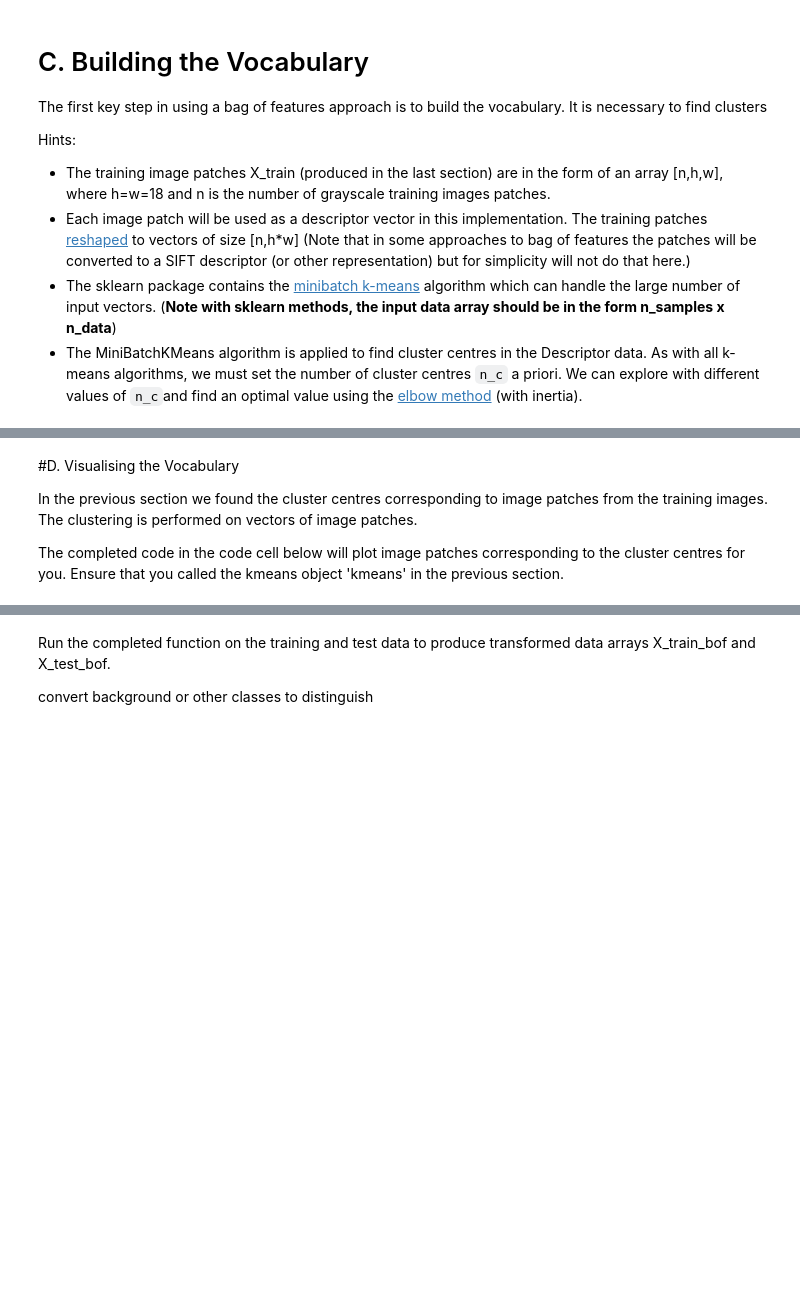
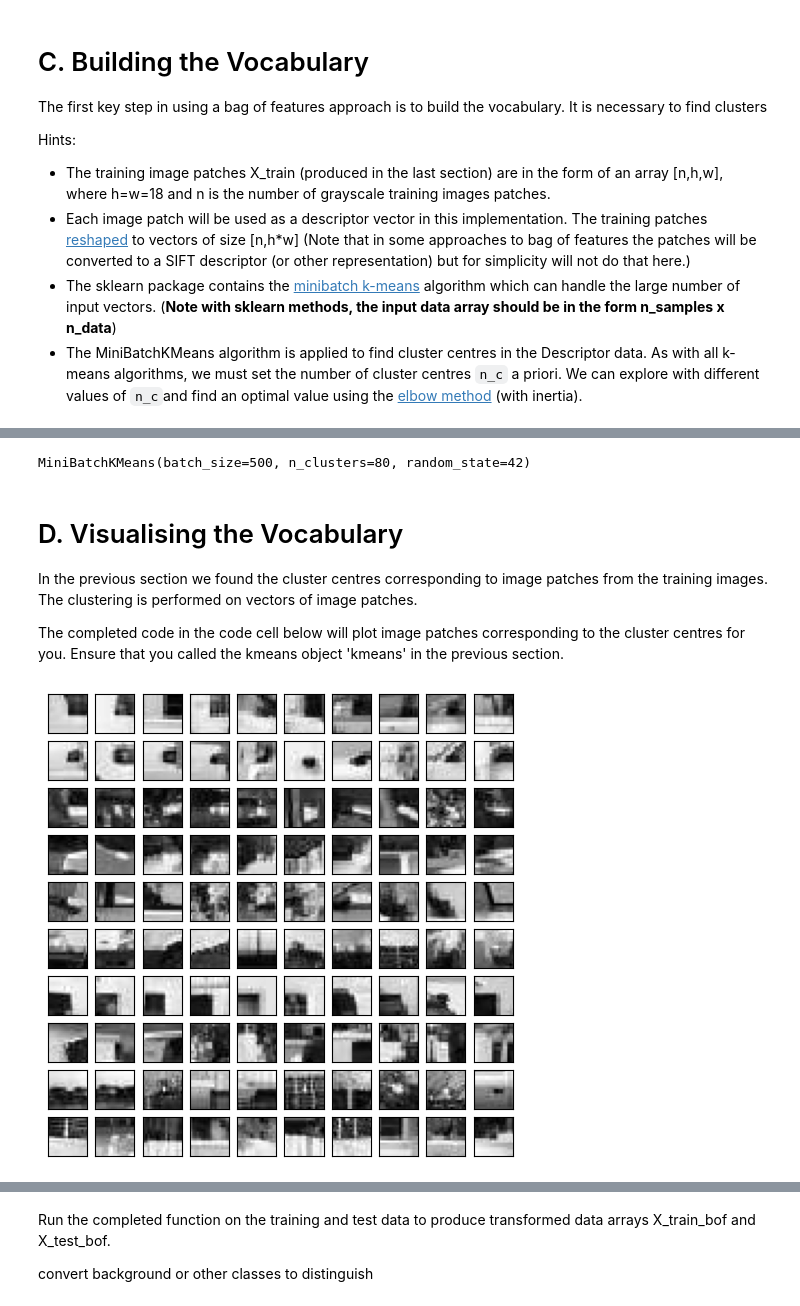
Before and after one commit to sprince0031/UL_Masters, a Jupyter notebook: SEM_1/CE6021-Machine_Vision/Lab_9_BoF.ipynb, the cells around one changed output, grey strips where cells are left out. Cells and saved outputs as stored; diff of their text form; code cells hidden in the pictures; blank space fills up the shorter version.

```diff
--- a/SEM_1/CE6021-Machine_Vision/Lab_9_BoF.ipynb
+++ b/SEM_1/CE6021-Machine_Vision/Lab_9_BoF.ipynb
@@ -293,16 +359,13 @@ Hints:
 # %%
-#  Find Cluster Centers
-
-n_c =                     # Number of cluster centres to use in kmeans algorithm
+# Minibatch K means object
+n_c = 80                    # Number of cluster centres to use in kmeans algorithm
 batch_size = 500          # Batch size to use in mini-batch kemeans (can be left at default value)
-n, w, h = np.shape(X_train)
-# reshaped X_train array
-X_train_res =
-
-# Minibatch K means object
-kmeans =
+kmeans = MiniBatchKMeans(n_clusters=n_c, batch_size=batch_size, random_state=42)
+kmeans.fit(X_train_res)
+# %% [output]
+MiniBatchKMeans(batch_size=500, n_clusters=80, random_state=42)
 # %% [markdown]
-#D. Visualising the Vocabulary
+# D. Visualising the Vocabulary
 
 In the previous section we found the cluster centres corresponding to image patches from the training images. The clustering is performed on  vectors of image patches.
 
@@ -314,32 +377,34 @@ y_cluster =  kmeans.labels_
 
 
 # Find indices for a set of members of cluster ordered by increasing
 # distance to cluster centre
 def find_indices(i):
    # Find samples in cluster i (returns boolean)
    samples_i = (y_cluster==i)
    # Find distances for these samples (returns 0 where not in set )
    dist_samples_i = samples_i*centre_dist[:,i]
    # replace zeros with a very large value
    dist_samples_i = np.where(dist_samples_i > 0.1, dist_samples_i, 1000)
    # Sort samples based on distance
    ind_dist_samples_i = np.argsort(dist_samples_i)
    return ind_dist_samples_i
 
 #Plot average + top 10
 f, axarr = plt.subplots(10,10,figsize=(6,6))
 i_cntr = 0
 j_cntr = 0
 
 for i in tqdm(range(10)):
    # Find indices with same label
    indices=find_indices(i)
    # Obtain patches
    store_patches = X_train_res[indices[0:20],:]
    n,px = np.shape(store_patches)
    for k in range(10):
-     k_patch = np.reshape(store_patches,(n,p1,p2))
+     k_patch = np.reshape(store_patches,(n,h,w))
      axarr[i,k].imshow(k_patch[k,:,:],'gray')
      axarr[i,k].set_xticks([])
      axarr[i,k].set_yticks([])
+# %% [output]
+[figure, added]
 # %% [markdown]
```
Also changed, not shown: parts of 17 cells of this notebook.
